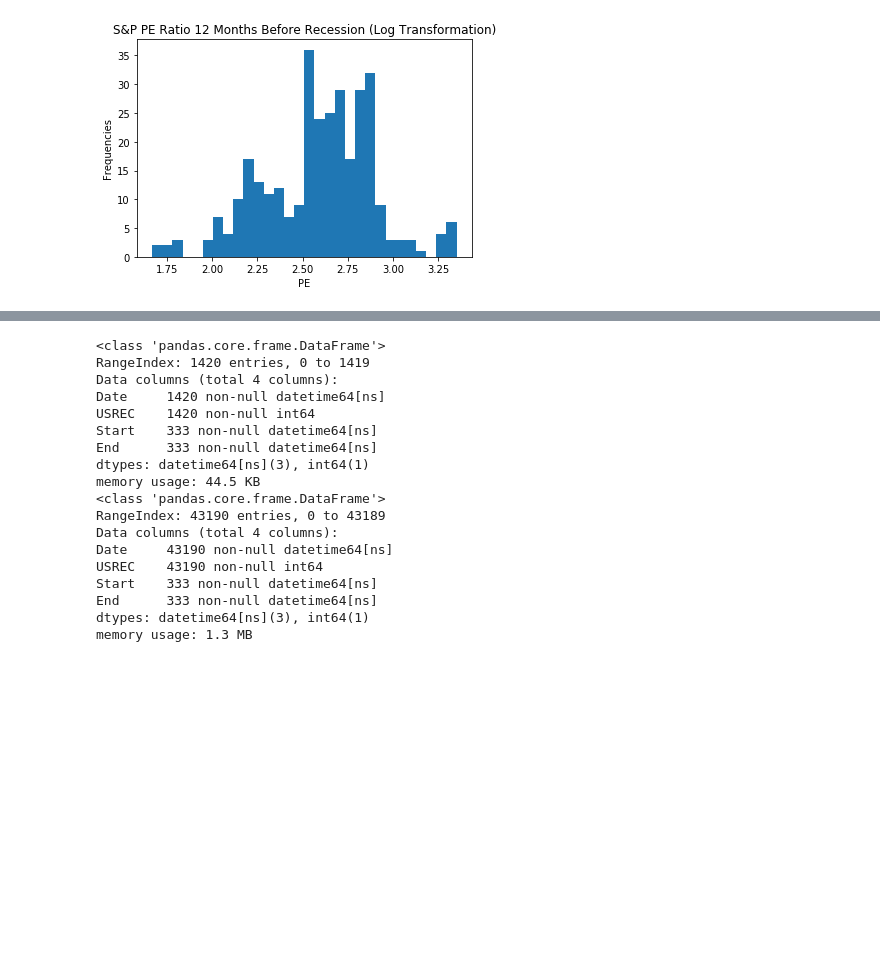
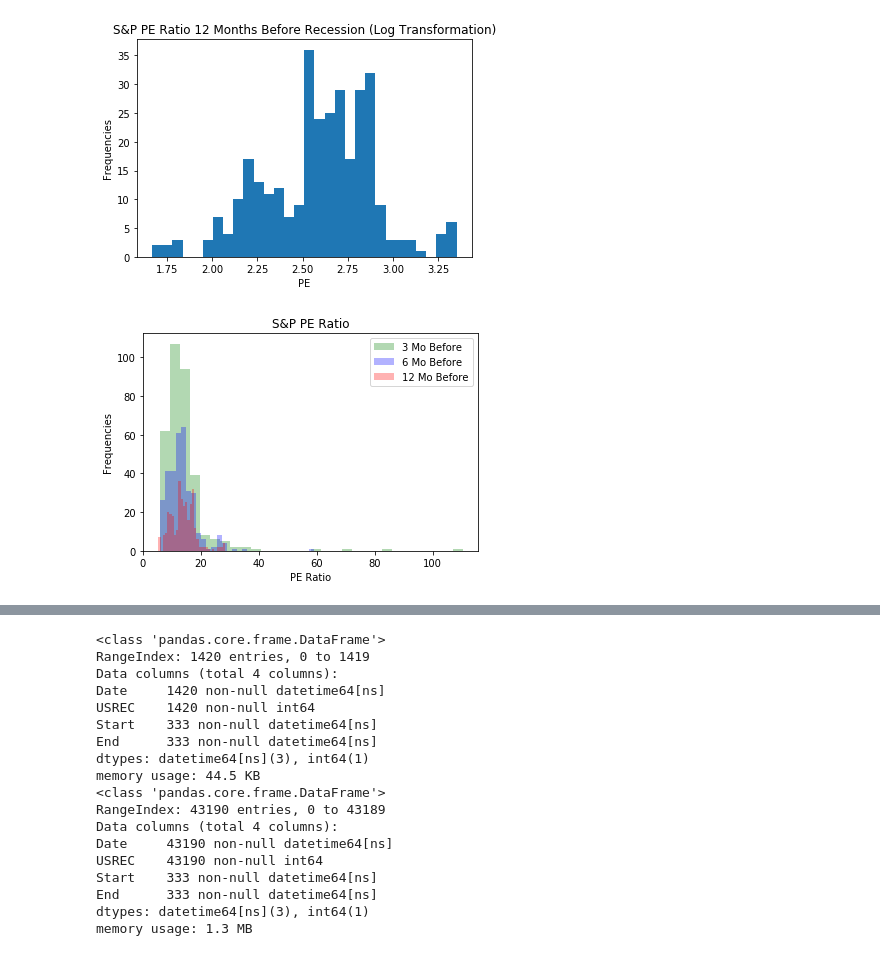
Before and after one commit to pdkim1208/Springboard, a Jupyter notebook: CapstoneProject2.ipynb, the cells around one changed output, grey strips where cells are left out. Cells and saved outputs as stored; diff of their text form; code cells hidden in the pictures; blank space fills up the shorter version.

```diff
--- a/CapstoneProject2.ipynb
+++ b/CapstoneProject2.ipynb
@@ -293,3 +338,17 @@ print('S&P PE Ratio Standard Deviation 12 Months before Recession: ' + str(np.st
 Average S&P PE Ratio 12 Months before Recession: 13.945482866043609
 S&P PE Ratio Standard Deviation 12 Months before Recession: 4.216936978082644
 [figure]
+# %%
+# Overlaid Histograms - PE Ratio
+
+plt.hist(pe_hist_rec_3.PE, bins = 30, alpha = 0.3, color = 'green')
+plt.hist(pe_hist_rec_6.PE, bins = 30, alpha = 0.3, color = 'blue')
+plt.hist(pe_hist_rec_12.PE, bins = 30, alpha = 0.3, color = 'red')
+
+plt.title('S&P PE Ratio')
+plt.xlabel('PE Ratio')
+plt.ylabel('Frequencies')
+plt.legend(['3 Mo Before', '6 Mo Before', '12 Mo Before'], loc='upper right')
+plt.show()
+# %% [output]
+[figure, added]
```
Also changed, not shown: parts of 34 cells of this notebook.
